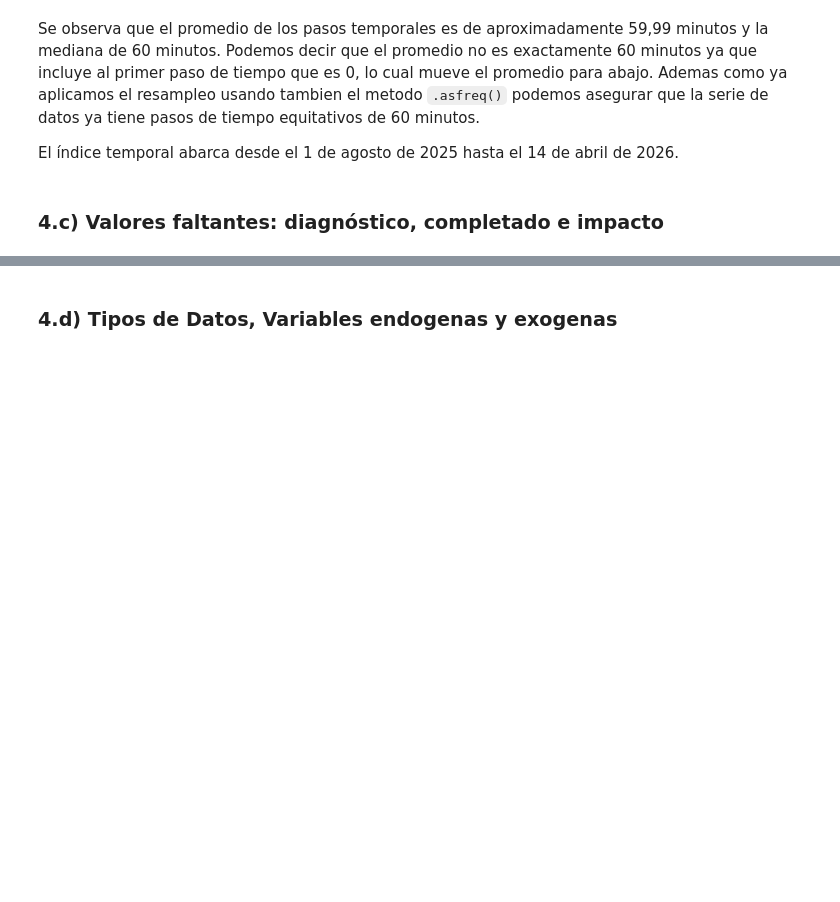
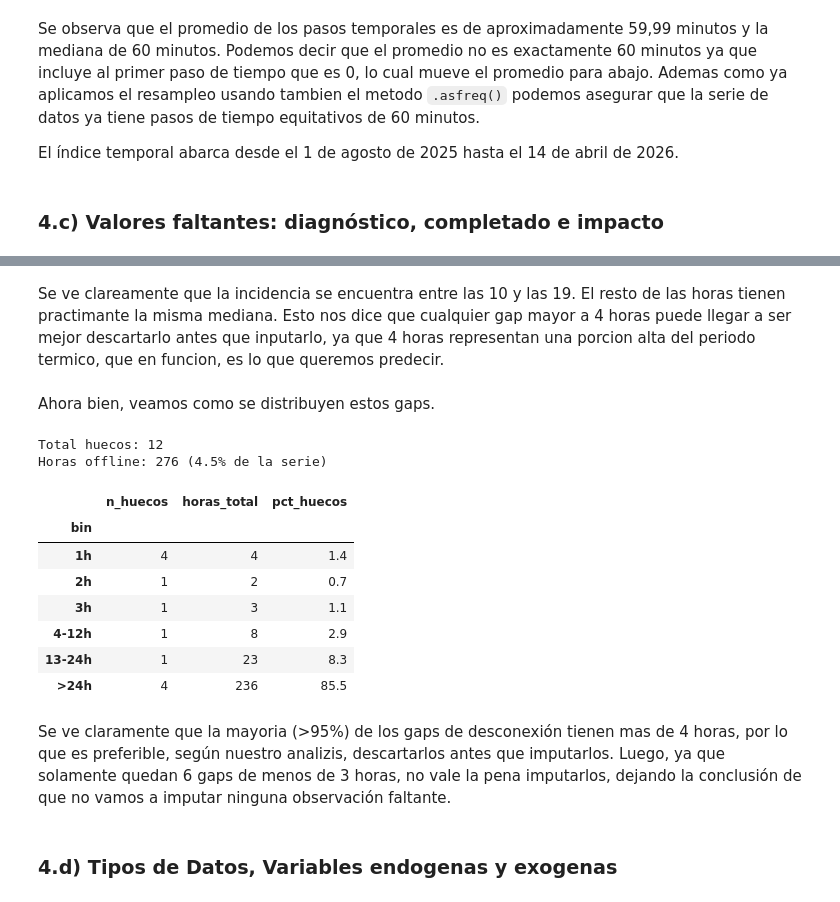
Before and after one commit to MarcosACH/potrerillos-wind-forecast, a Jupyter notebook: src/entregable_1.ipynb, the cells around one changed output, grey strips where cells are left out. Cells and saved outputs as stored; diff of their text form; code cells hidden in the pictures; blank space fills up the shorter version.

```diff
--- a/src/entregable_1.ipynb
+++ b/src/entregable_1.ipynb
@@ -187,3 +161,43 @@ KeyError: "['wind_min'] not found in axis"
+# %% [markdown]
+Se ve clareamente que la incidencia se encuentra entre las 10 y las 19. El resto de las horas tienen practimante la misma mediana. Esto nos dice que cualquier gap mayor a 4 horas puede llegar a ser mejor descartarlo antes que inputarlo, ya que 4 horas representan una porcion alta del periodo termico, que en funcion, es lo que queremos predecir.
+# %% [markdown]
+Ahora bien, veamos como se distribuyen estos gaps.
+# %%
+is_nan = df["wind_avg"].isna()
+gid = (~is_nan).cumsum()
+durations = [
+    int((g.index[-1] - g.index[0]).total_seconds() / 3600) + 1
+    for _, g in df["wind_avg"][is_nan].groupby(gid[is_nan])
+]
+
+gaps_df = pd.DataFrame({"duration_h": durations})
+total_gap_h = gaps_df["duration_h"].sum()
+
+bins = [0, 1, 2, 3, 12, 24, 9999]
+labels = ["1h", "2h", "3h", "4-12h", "13-24h", ">24h"]
+gaps_df["bin"] = pd.cut(gaps_df["duration_h"], bins=bins, labels=labels)
+
+dist = gaps_df.groupby("bin", observed=True)["duration_h"].agg(
+    n_huecos="count", horas_total="sum"
+)
+dist["pct_huecos"] = (dist["horas_total"] / total_gap_h * 100).round(1)
+
+print(f"Total huecos: {len(gaps_df)}")
+print(f"Horas offline: {total_gap_h} ({100*total_gap_h/len(df):.1f}% de la serie)")
+dist
+# %% [output]
+Total huecos: 12
+Horas offline: 276 (4.5% de la serie)
+|  | n_huecos | horas_total | pct_huecos |
+| bin |  |  |  |
+| 1h | 4 | 4 | 1.4 |
+| 2h | 1 | 2 | 0.7 |
+| 3h | 1 | 3 | 1.1 |
+| 4-12h | 1 | 8 | 2.9 |
+| 13-24h | 1 | 23 | 8.3 |
+| >24h | 4 | 236 | 85.5 |
+# %% [markdown]
+Se ve claramente que la mayoria (>95%) de los gaps de desconexión tienen mas de 4 horas, por lo que es preferible, según nuestro analizis, descartarlos antes que imputarlos. Luego, ya que solamente quedan 6 gaps de menos de 3 horas, no vale la pena imputarlos, dejando la conclusión de que no vamos a imputar ninguna observación faltante.
 # %% [markdown]
 ### 4.d) Tipos de Datos, Variables endogenas y exogenas
 # %%
```
Also changed, not shown: parts of 26 cells of this notebook.
